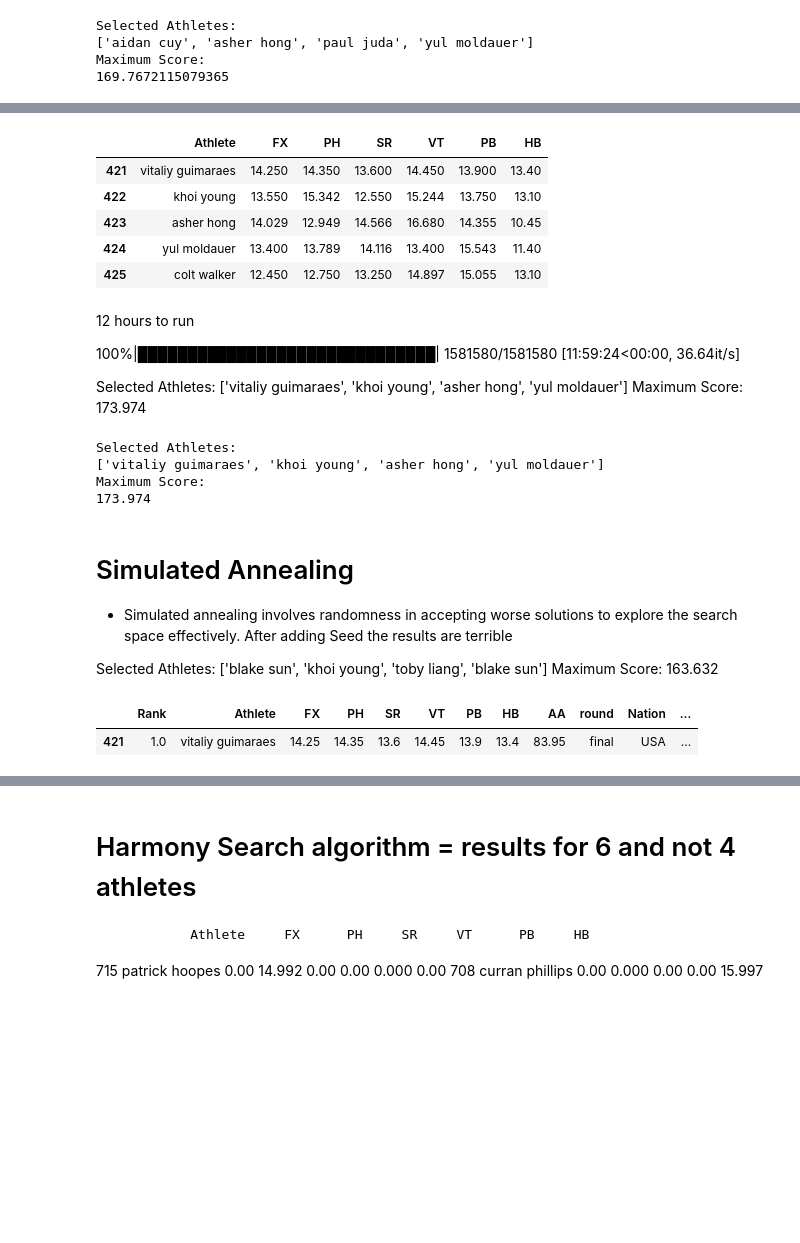
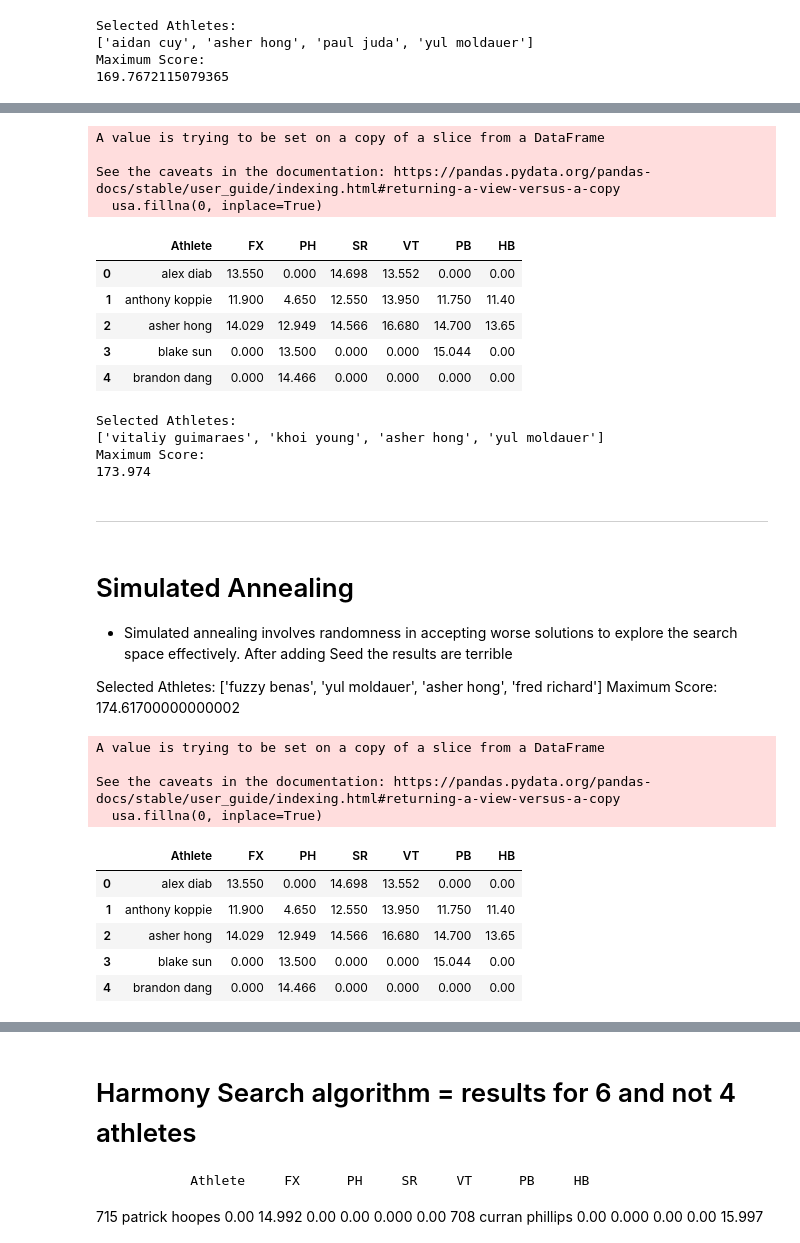
Before and after one commit to RyanTal/Data_Mining, a Jupyter notebook: Team Selection/men/genetic Algorithms (GA) .ipynb, the cells around one changed output, grey strips where cells are left out. Cells and saved outputs as stored; diff of their text form; code cells hidden in the pictures; blank space fills up the shorter version.

```diff
--- a/Team Selection/men/genetic Algorithms (GA) .ipynb
+++ b/Team Selection/men/genetic Algorithms (GA) .ipynb
@@ -714,24 +942,29 @@ Maximum Score:
 # %%
+iaa24 = pd.read_csv('../../Combine_Data/men/iaa2024.csv')
 usa = iaa24[iaa24['Nation'] == 'USA']
-df=usa.copy()
+
+usa.fillna(0, inplace=True)
+
+# Group by 'Athlete' and get the maximum value for each athlete
+df_max = usa.groupby('Athlete').max()
+
+# Reset the index to make 'Athlete' a column again
+df_max.reset_index(inplace=True)
+df=df_max.copy()
 df=df.drop(columns=['Rank', 'AA', 'round', 'Nation', 'year'])
+
 df.head()
 # %% [output]
+A value is trying to be set on a copy of a slice from a DataFrame
+
+See the caveats in the documentation: https://pandas.pydata.org/pandas-docs/stable/user_guide/indexing.html#returning-a-view-versus-a-copy
+  usa.fillna(0, inplace=True)
 |  | Athlete | FX | PH | SR | VT | PB | HB |
-| 421 | vitaliy guimaraes | 14.250 | 14.350 | 13.600 | 14.450 | 13.900 | 13.40 |
-| 422 | khoi young | 13.550 | 15.342 | 12.550 | 15.244 | 13.750 | 13.10 |
-| 423 | asher hong | 14.029 | 12.949 | 14.566 | 16.680 | 14.355 | 10.45 |
-| 424 | yul moldauer | 13.400 | 13.789 | 14.116 | 13.400 | 15.543 | 11.40 |
-| 425 | colt walker | 12.450 | 12.750 | 13.250 | 14.897 | 15.055 | 13.10 |
+| 0 | alex diab | 13.550 | 0.000 | 14.698 | 13.552 | 0.000 | 0.00 |
+| 1 | anthony koppie | 11.900 | 4.650 | 12.550 | 13.950 | 11.750 | 11.40 |
+| 2 | asher hong | 14.029 | 12.949 | 14.566 | 16.680 | 14.700 | 13.65 |
+| 3 | blake sun | 0.000 | 13.500 | 0.000 | 0.000 | 15.044 | 0.00 |
+| 4 | brandon dang | 0.000 | 14.466 | 0.000 | 0.000 | 0.000 | 0.00 |
-# %% [markdown]
-12 hours to run
-
-100%|██████████████████████████████| 1581580/1581580 [11:59:24<00:00, 36.64it/s]
-
-Selected Athletes:
-['vitaliy guimaraes', 'khoi young', 'asher hong', 'yul moldauer']
-Maximum Score:
-173.974
 # %%
 import pandas as pd
 import itertools
@@ -777,20 +1010,41 @@ Selected Athletes:
 ['vitaliy guimaraes', 'khoi young', 'asher hong', 'yul moldauer']
 Maximum Score:
 173.974
+# %% [markdown]
+---
 # %% [markdown]
 # Simulated Annealing
 - Simulated annealing involves randomness in accepting worse solutions to explore the search space effectively. After adding Seed the results are terrible
 
 
-Selected Athletes: ['blake sun', 'khoi young', 'toby liang', 'blake sun']
-Maximum Score: 163.632
+Selected Athletes: ['fuzzy benas', 'yul moldauer', 'asher hong', 'fred richard']
+Maximum Score: 174.61700000000002
 # %%
+iaa24 = pd.read_csv('../../Combine_Data/men/iaa2024.csv')
 usa = iaa24[iaa24['Nation'] == 'USA']
-df=usa.copy()
-df.head(1)
+
+usa.fillna(0, inplace=True)
+
+# Group by 'Athlete' and get the maximum value for each athlete
+df_max = usa.groupby('Athlete').max()
+
+# Reset the index to make 'Athlete' a column again
+df_max.reset_index(inplace=True)
+df=df_max.copy()
+df=df.drop(columns=['Rank', 'AA', 'round', 'Nation', 'year'])
+
+df.head()
 # %% [output]
+A value is trying to be set on a copy of a slice from a DataFrame
+
+See the caveats in the documentation: https://pandas.pydata.org/pandas-docs/stable/user_guide/indexing.html#returning-a-view-versus-a-copy
+  usa.fillna(0, inplace=True)
-|  | Rank | Athlete | FX | PH | SR | VT | PB | HB | AA | round | Nation | ... |
-| 421 | 1.0 | vitaliy guimaraes | 14.25 | 14.35 | 13.6 | 14.45 | 13.9 | 13.4 | 83.95 | final | USA | ... |
+|  | Athlete | FX | PH | SR | VT | PB | HB |
+| 0 | alex diab | 13.550 | 0.000 | 14.698 | 13.552 | 0.000 | 0.00 |
+| 1 | anthony koppie | 11.900 | 4.650 | 12.550 | 13.950 | 11.750 | 11.40 |
+| 2 | asher hong | 14.029 | 12.949 | 14.566 | 16.680 | 14.700 | 13.65 |
+| 3 | blake sun | 0.000 | 13.500 | 0.000 | 0.000 | 15.044 | 0.00 |
+| 4 | brandon dang | 0.000 | 14.466 | 0.000 | 0.000 | 0.000 | 0.00 |
 # %%
 import pandas as pd
 import numpy as np
```
Also changed, not shown: parts of 39 cells of this notebook, 11 other files.
